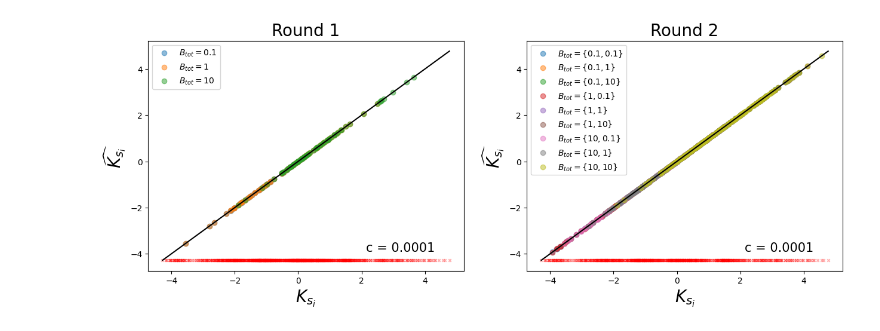
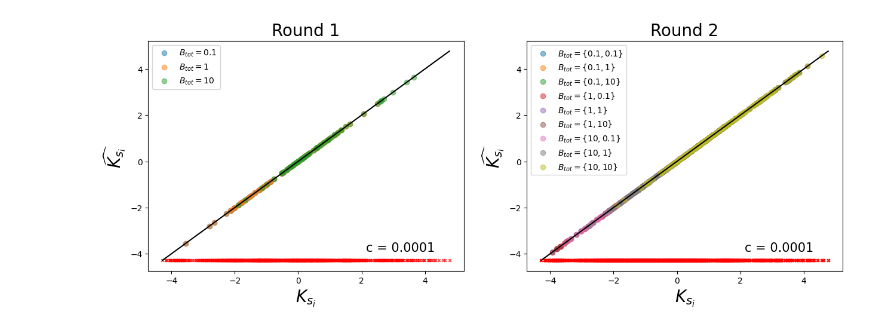
Before and after one commit to JoshuaGensel/dmMIME_correction, a Jupyter notebook: src/new_correction_test.ipynb, the cells around one changed output. Cells and saved outputs as stored; diff of their text form; code cells hidden in the pictures.

```diff
--- a/src/new_correction_test.ipynb
+++ b/src/new_correction_test.ipynb
@@ -39,36 +39,38 @@ for i in range(0,len(protein_concentrations)**2, 3):
 axes[0].set_xlabel('$K_{s_i}$', fontsize=20)
 axes[0].set_ylabel('$\widehat{K_{s_i}}$', fontsize=20)
 # set title
 axes[0].set_title('Round 1', fontsize=20)
 # plot 1:1 line
 axes[0].plot([np.min(round_1_sequence_effects[0]), np.max(round_1_sequence_effects[0])], [np.min(round_1_sequence_effects[0]), np.max(round_1_sequence_effects[0])], color='black')
 # add ticks where logK_sequences_r1 = nan
-axes[0].scatter(round_1_sequence_effects[1][np.isnan(logK_sequences_r1[1])], np.min(round_1_sequence_effects[0])*np.ones(len(round_1_sequence_effects[1][np.isnan(logK_sequences_r1[1])])), color='red', marker='x', s=10, alpha=0.3)
+for i in range(0, len(protein_concentrations)**2, 3):
+    axes[0].scatter(round_1_sequence_effects[1][np.isnan(logK_sequences_r1[i])], np.min(round_1_sequence_effects[0])*np.ones(len(round_1_sequence_effects[1][np.isnan(logK_sequences_r1[i])])), color='red', marker='x', s=10, alpha=0.3)
 # add c text top left
 axes[0].text(0.8, 0.1, 'c = ' + str(c), horizontalalignment='center', verticalalignment='center', transform=axes[0].transAxes, fontsize=15)
 # add legend
 axes[0].legend(['$B_{tot} = 0.1$', '$B_{tot} = 1$', '$B_{tot} = 10$'], fontsize=10)
 
 # plot round_2 sequence effects vs logK_sequences_r2
 for i in range(len(protein_concentrations)**2):
     axes[1].scatter(round_2_sequence_effects[i], logK_sequences_r2[i], alpha=0.5)
 # set x and y labels
 axes[1].set_xlabel('$K_{s_i}$', fontsize=20)
 axes[1].set_ylabel('$\widehat{K_{s_i}}$', fontsize=20)
 # set title
 axes[1].set_title('Round 2', fontsize=20)
 # plot 1:1 line
 axes[1].plot([np.min(round_2_sequence_effects[0]), np.max(round_2_sequence_effects[0])], [np.min(round_2_sequence_effects[0]), np.max(round_2_sequence_effects[0])], color='black')
 # add ticks where logK_sequences_r2 = nan
-axes[1].scatter(round_2_sequence_effects[1][np.isnan(logK_sequences_r2[1])], np.min(round_2_sequence_effects[0])*np.ones(len(round_2_sequence_effects[1][np.isnan(logK_sequences_r2[1])])), color='red', marker='x', s=10, alpha=0.3)
+for i in range(len(protein_concentrations)**2):
+    axes[1].scatter(round_2_sequence_effects[1][np.isnan(logK_sequences_r2[i])], np.min(round_2_sequence_effects[0])*np.ones(len(round_2_sequence_effects[1][np.isnan(logK_sequences_r2[i])])), color='red', marker='x', s=10, alpha=0.3)
 # add c text top left
 axes[1].text(0.8, 0.1, 'c = ' + str(c), horizontalalignment='center', verticalalignment='center', transform=axes[1].transAxes, fontsize=15)
 # add legend
 axes[1].legend(['$B_{tot} = \{0.1, 0.1\}$', '$B_{tot} = \{0.1, 1\}$', '$B_{tot} = \{0.1, 10\}$', '$B_{tot} = \{1, 0.1\}$', '$B_{tot} = \{1, 1\}$', '$B_{tot} = \{1, 10\}$', '$B_{tot} = \{10, 0.1\}$', '$B_{tot} = \{10, 1\}$', '$B_{tot} = \{10, 10\}$'], fontsize=10)
 
 plt.show()
 # %% [output]
-[figure, old version]
+[figure, new version]
 # %%
 # set up 2 subplots
 fig, axes = plt.subplots(1, 2, figsize=(15, 5))
```
Also changed, not shown: parts of 5 cells of this notebook, 2 other files.
